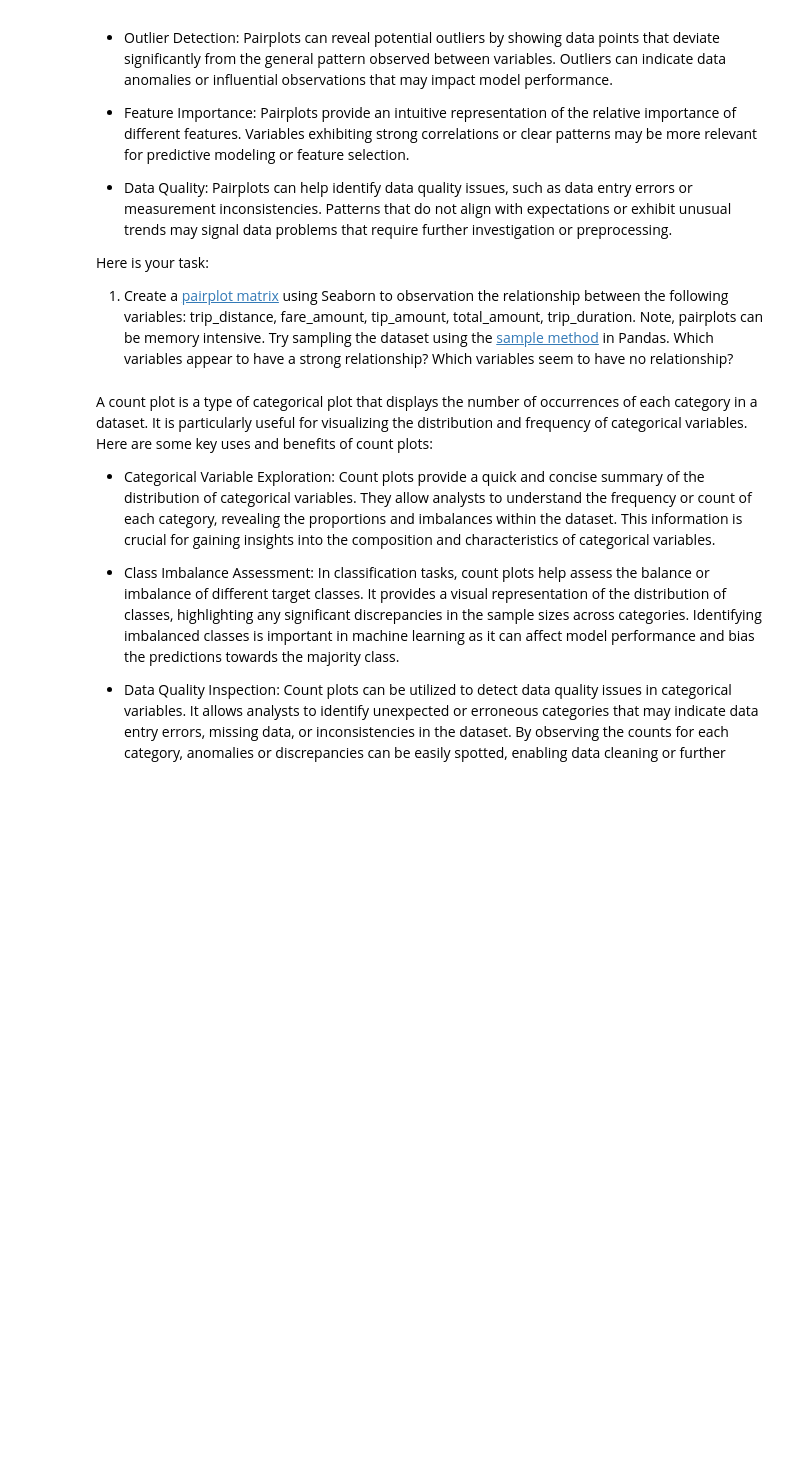
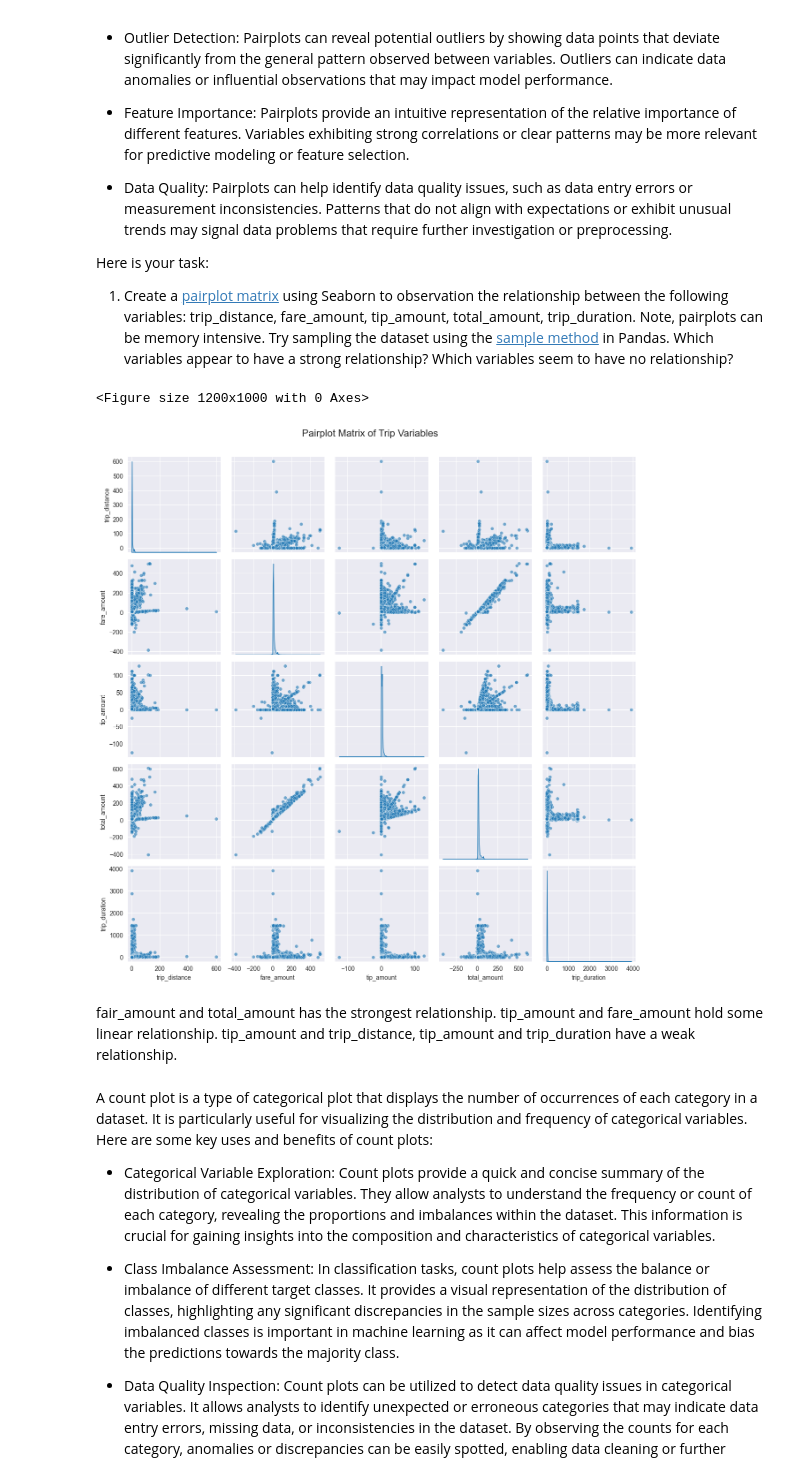
Before and after one commit to mohammedriyazjava/guild-mle-projects, a Jupyter notebook: Student_MLE_MiniProject_EDA.ipynb, the cells around one changed output. Cells and saved outputs as stored; diff of their text form; code cells hidden in the pictures; blank space fills up the shorter version.

```diff
--- a/Student_MLE_MiniProject_EDA.ipynb
+++ b/Student_MLE_MiniProject_EDA.ipynb
@@ -154,3 +210,23 @@ Here is your task:
+# %%
+# Create a scatter plot matrix of numerical variables. If memory issues try the df.sample method.
+sample_size = 500000
+df_sample = df.sample(n=sample_size, random_state=42)
+
+# Define variables for pairplot
+pairplot_vars = ['trip_distance', 'fare_amount', 'tip_amount', 'total_amount', 'trip_duration']
+
+# Create pairplot
+plt.figure(figsize=(12, 10))
+sns.pairplot(df_sample[pairplot_vars], diag_kind='kde', plot_kws={'alpha': 0.6, 's': 30})
+plt.suptitle('Pairplot Matrix of Trip Variables', y=1.01, fontsize=16)
+plt.tight_layout()
+plt.show()
+# %% [output]
+<Figure size 1200x1000 with 0 Axes>
+[figure, added]
+# %% [markdown]
+fair_amount and total_amount has the strongest relationship. tip_amount and fare_amount hold some linear relationship.
+tip_amount and trip_distance, tip_amount and trip_duration have a weak relationship.
 # %% [markdown]
 A count plot is a type of categorical plot that displays the number of occurrences of each category in a dataset. It is particularly useful for visualizing the distribution and frequency of categorical variables. Here are some key uses and benefits of count plots:
 
```
Also changed, not shown: parts of 21 cells of this notebook.
